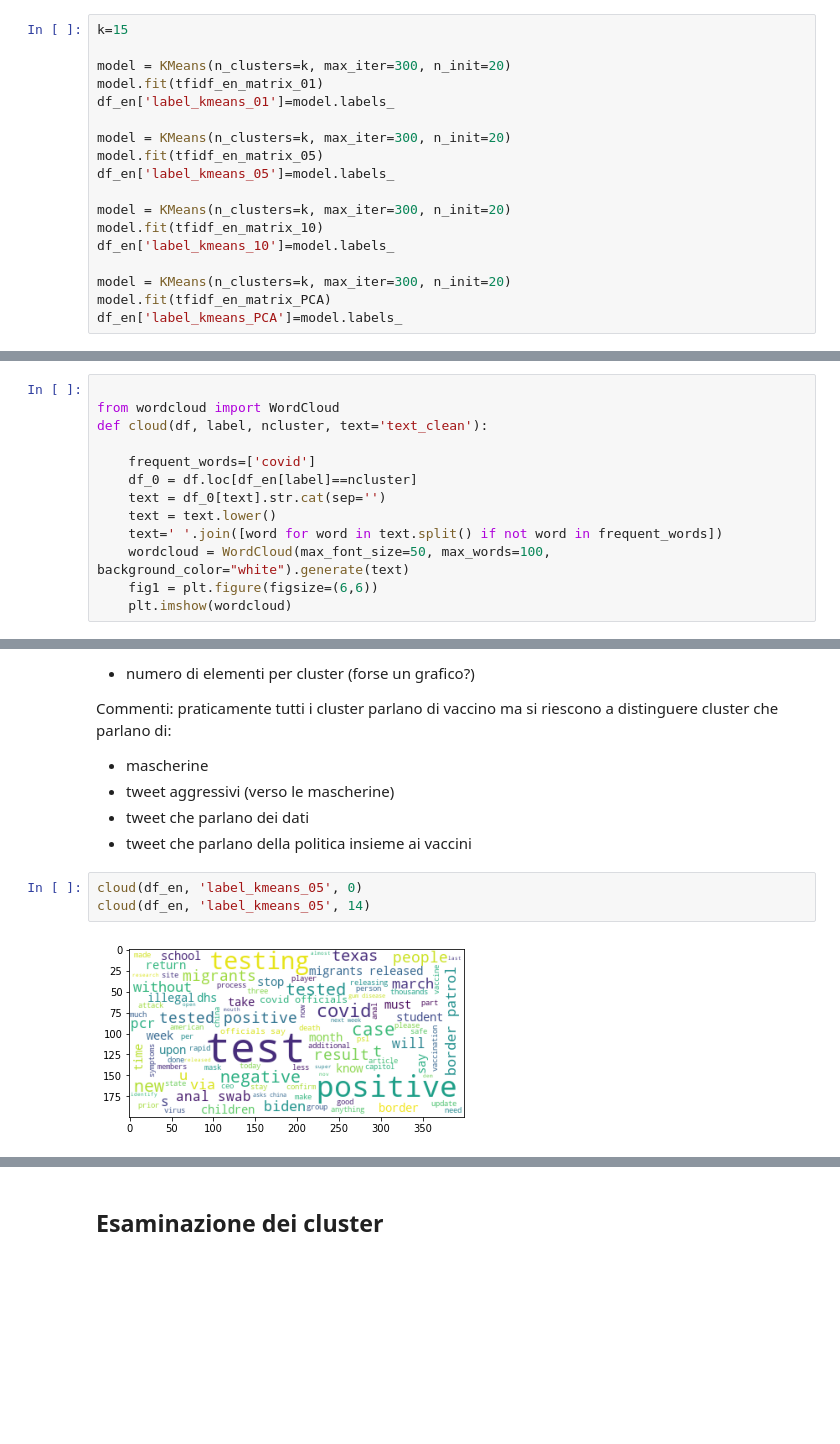
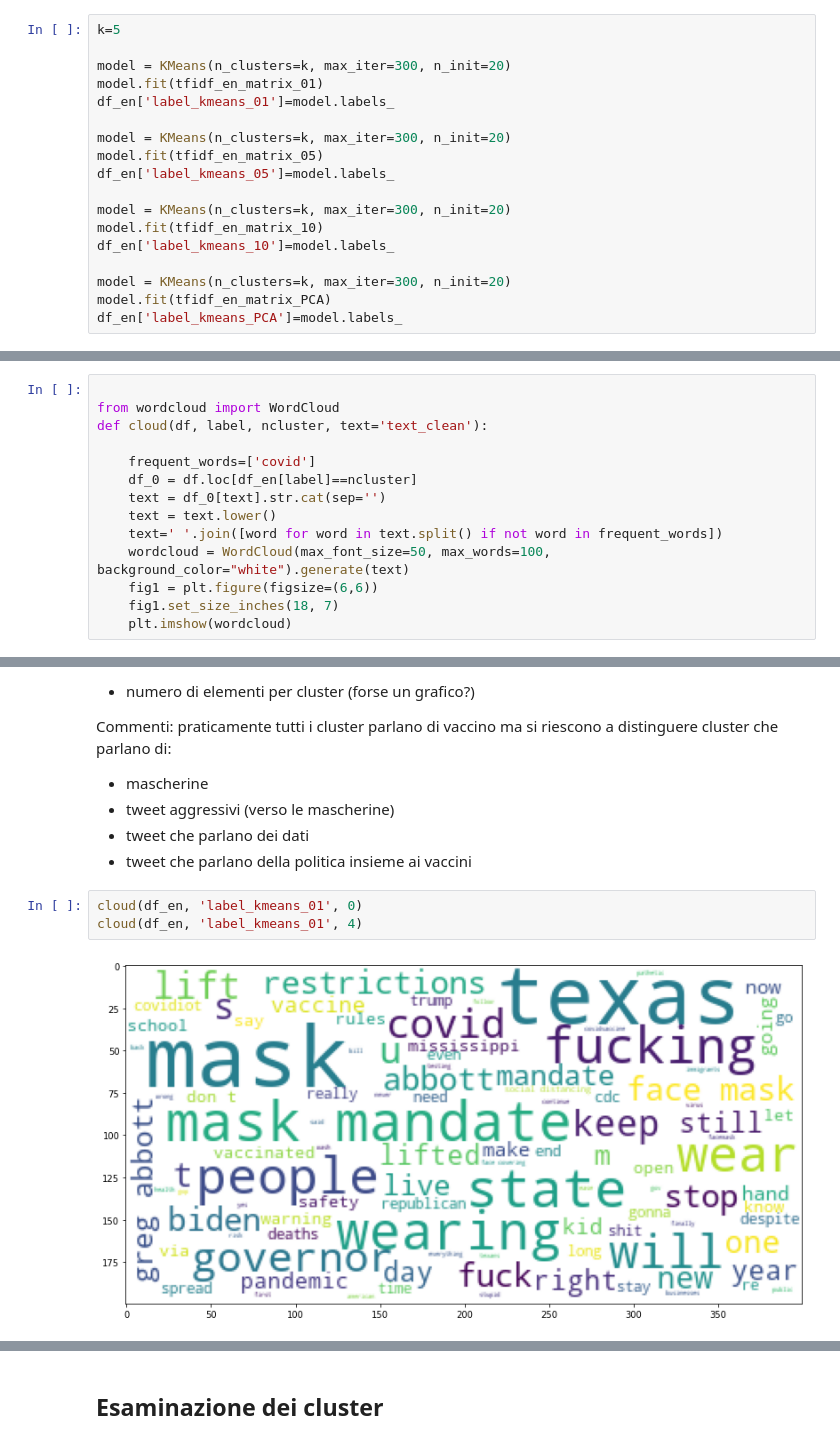
Before and after one commit to giulionenna/Progetto_BI2021, a Jupyter notebook: Mining_notebook.ipynb, the cells around one changed output, grey strips where cells are left out. Drawn from its saved outputs; the diff is of its cells as text; blank space fills up the shorter version.

```diff
--- a/Mining_notebook.ipynb
+++ b/Mining_notebook.ipynb
@@ -486,7 +469,7 @@ valutazione del kmeans clustering terminata in -20.019443199998932
 Si sceglie un valore di k=15, si performa il clustering e si aggiunge l'informazione di labeling al dataframe.
 Eventualmente sarà possibile unificare i cluster simili tra loro confrontandoli con un algoritmo custom.
 # %%
-k=15
+k=5
 
 model = KMeans(n_clusters=k, max_iter=300, n_init=20)
 model.fit(tfidf_en_matrix_01)
@@ -624,6 +576,7 @@ def cloud(df, label, ncluster, text='text_clean'):
     text=' '.join([word for word in text.split() if not word in frequent_words])
     wordcloud = WordCloud(max_font_size=50, max_words=100, background_color="white").generate(text)
     fig1 = plt.figure(figsize=(6,6))
+    fig1.set_size_inches(18, 7)
     plt.imshow(wordcloud)
 # %% [markdown]
 DA FARE: Funzione di "valutazione del cluster" che comprende tutte le metriche utili a valutare il cluster compreso il wordcloud.
@@ -637,7 +590,7 @@ Commenti: praticamente tutti i cluster parlano di vaccino ma si riescono a disti
 * tweet che parlano dei dati
 * tweet che parlano della politica insieme ai vaccini
 # %%
-cloud(df_en, 'label_kmeans_05', 0)
-cloud(df_en, 'label_kmeans_05', 14)
+cloud(df_en, 'label_kmeans_01', 0)
+cloud(df_en, 'label_kmeans_01', 4)
 # %% [output]
-[figure, old version]
+[figure, new version]
```
Also changed, not shown: parts of 7 cells of this notebook, 1 other file.
